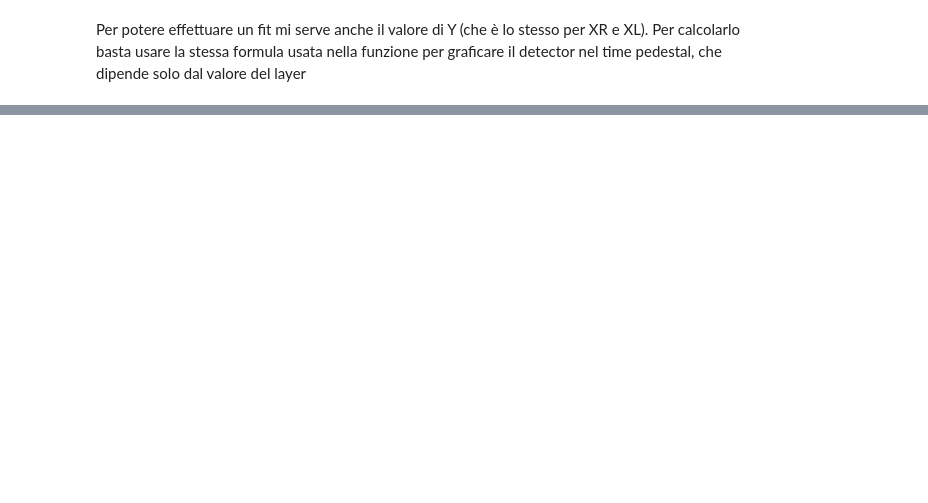
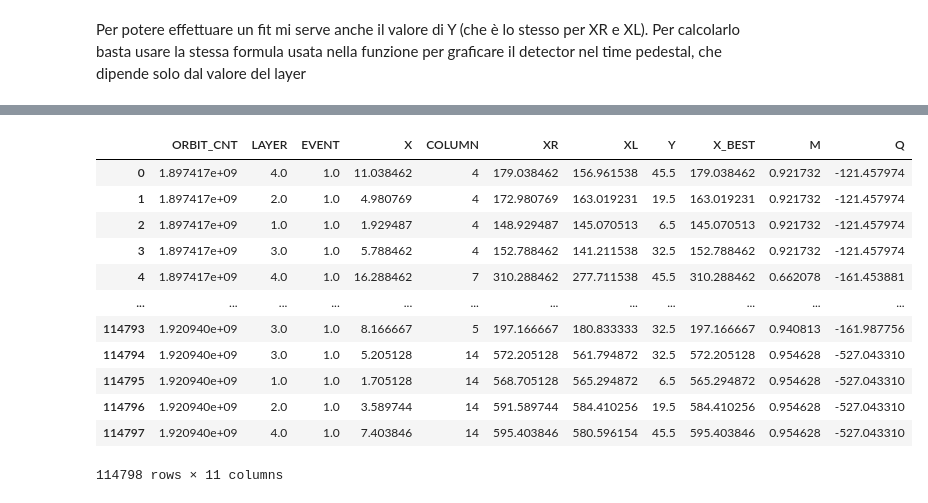
Before and after one commit to samuelelipani/LCP_projects_Y3, a Jupyter notebook: trajectories.ipynb, the cells around one changed output, grey strips where cells are left out. Saved outputs shown, nothing was run; the diff lists cells and outputs as text; code cells hidden in the pictures; blank space fills up the shorter version.

```diff
--- a/trajectories.ipynb
+++ b/trajectories.ipynb
@@ -103,3 +102,0 @@ A questo punto posso alleggerirmi ancora tenendo solo orbit ed event (per identi
-# %%
-df = df[["ORBIT_CNT","EVENT","XR","XL","Y"]]
-display(df)
@@ -250,0 +141,53 @@ e: [[[[[-1 -2 -3 -4]
+# %%
+# dopo aver creato le colonne layer1-2-3-4 costruisco una funzione che assegna alla fine ad ognuna di queste per ciascun evento le ascisse x1-2-3-4 dei punti che raggiungono il miglior coefficiente di correlazione lineare
+from itertools import product
+def plotline(group):
+    Xs = np.array(list(product(*group.loc[:, ['XR','XL']].to_numpy())))
+    Y = np.array(group['Y'].to_numpy())
+    # X e Y devono essere rispettivamente: X l'array di quattro elementi che esce fuori da "vettore" mentre Y la colonna del dataframe corrispondente all'evento che stiamo analizzando
+    if Xs.shape[1] != Y.shape[0] : # perchè Xs è un array 16 x 4 elementi e a me interessa che matchi con il numero di elementi di Y cioè teoricamente 4 (oppure entrambi tre quando ci dovessero essere dei buchi)
+        print("X.shape and Y.shape don't match")
+        return None
+    r = np.zeros(Xs.shape[0]) # voglio sedici coefficienti di correlazione lineare tra i quali soltanto uno sarà scelto per rappresentare la più appetibile retta dell'evento fisico analizzato
+    for i in range(Xs.shape[0]) :
+        r[i] = np.corrcoef(Xs[i],Y)[0,1] # perchè r[i] è una matrice
+    bestx = Xs[np.abs(r).argmax()]
+    #print(Xs)
+    # ho bisogno del dataframe ordinato per layer per assegnare i quattro punti a partire dalle componenti ordinate univocamente dell'array best
+    group.loc[:,'X_BEST']=bestx
+    return group
+# %%
+df1 = df.groupby(['ORBIT_CNT','EVENT'], group_keys=False)\
+                                       .apply(plotline)\
+                                       .reset_index()\
+                                       .drop(['index'],axis=1)
+# %%
+# funzione che aggiunge le colonne M e Q al dataframe che rappresentano il coefficiente angolare e l'intercetta della retta di fit
+
+def meq(event):
+    X = np.array(event['X_BEST'].to_numpy())
+    Y = np.array(event['Y'].to_numpy())
+    res = stats.linregress(X,Y)
+    event['M'] = res.slope
+    event['Q'] = res.intercept
+    return event
+# %%
+df2 = df1.groupby(['ORBIT_CNT','EVENT'], group_keys=False)\
+                                       .apply(meq)\
+                                       .reset_index()\
+                                       .drop(['index'],axis=1)
+df2
+# %% [output]
+|  | ORBIT_CNT | LAYER | EVENT | X | COLUMN | XR | XL | Y | X_BEST | M | Q |
+| 0 | 1.897417e+09 | 4.0 | 1.0 | 11.038462 | 4 | 179.038462 | 156.961538 | 45.5 | 179.038462 | 0.921732 | -121.457974 |
+| 1 | 1.897417e+09 | 2.0 | 1.0 | 4.980769 | 4 | 172.980769 | 163.019231 | 19.5 | 163.019231 | 0.921732 | -121.457974 |
+| 2 | 1.897417e+09 | 1.0 | 1.0 | 1.929487 | 4 | 148.929487 | 145.070513 | 6.5 | 145.070513 | 0.921732 | -121.457974 |
+| 3 | 1.897417e+09 | 3.0 | 1.0 | 5.788462 | 4 | 152.788462 | 141.211538 | 32.5 | 152.788462 | 0.921732 | -121.457974 |
+| 4 | 1.897417e+09 | 4.0 | 1.0 | 16.288462 | 7 | 310.288462 | 277.711538 | 45.5 | 310.288462 | 0.662078 | -161.453881 |
+| ... | ... | ... | ... | ... | ... | ... | ... | ... | ... | ... | ... |
+| 114793 | 1.920940e+09 | 3.0 | 1.0 | 8.166667 | 5 | 197.166667 | 180.833333 | 32.5 | 197.166667 | 0.940813 | -161.987756 |
+| 114794 | 1.920940e+09 | 3.0 | 1.0 | 5.205128 | 14 | 572.205128 | 561.794872 | 32.5 | 572.205128 | 0.954628 | -527.043310 |
+| 114795 | 1.920940e+09 | 1.0 | 1.0 | 1.705128 | 14 | 568.705128 | 565.294872 | 6.5 | 565.294872 | 0.954628 | -527.043310 |
+| 114796 | 1.920940e+09 | 2.0 | 1.0 | 3.589744 | 14 | 591.589744 | 584.410256 | 19.5 | 584.410256 | 0.954628 | -527.043310 |
+| 114797 | 1.920940e+09 | 4.0 | 1.0 | 7.403846 | 14 | 595.403846 | 580.596154 | 45.5 | 595.403846 | 0.954628 | -527.043310 |
+114798 rows × 11 columns
```
Also changed, not shown: parts of 24 cells of this notebook, 2 other files.
